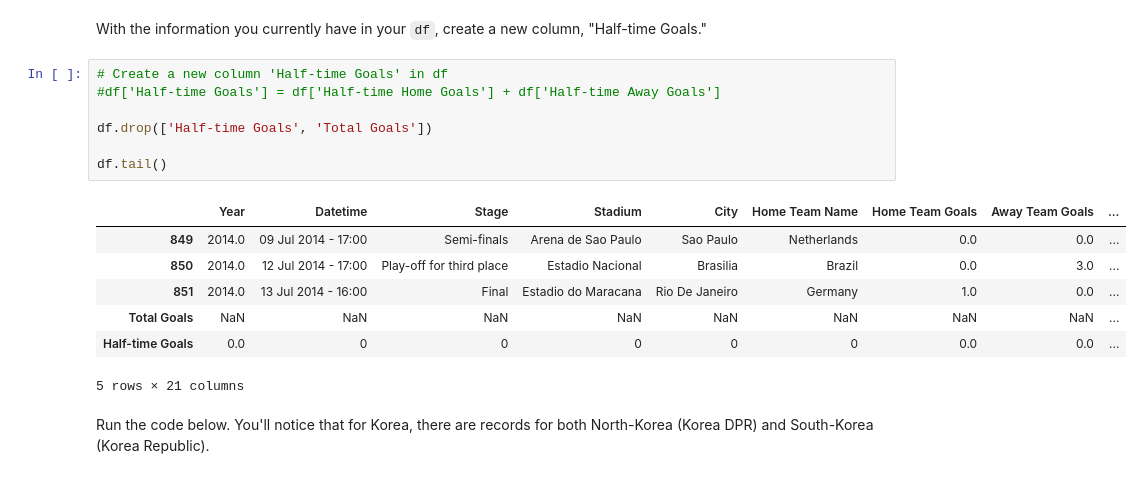
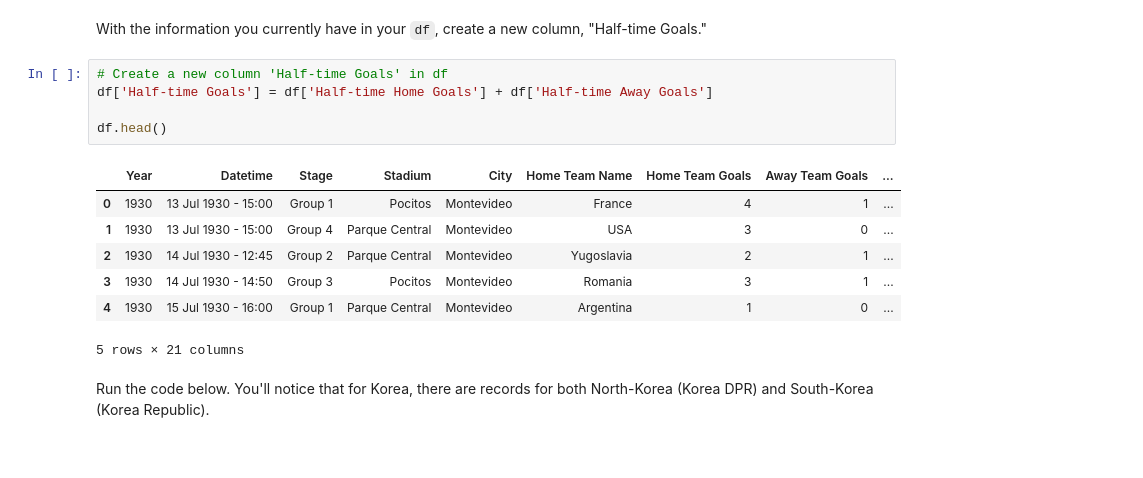
Before and after one commit to thetriggestcove/dsc-accessing-data-with-pandas-lab, a Jupyter notebook: index.ipynb, the cells around one changed output. Cells and saved outputs as stored; diff of their text form.

```diff
--- a/index.ipynb
+++ b/index.ipynb
@@ -271,18 +271,16 @@ len(goals_min_5)
 With the information you currently have in your `df`, create a new column, "Half-time Goals."
 # %%
 # Create a new column 'Half-time Goals' in df
-#df['Half-time Goals'] = df['Half-time Home Goals'] + df['Half-time Away Goals']
+df['Half-time Goals'] = df['Half-time Home Goals'] + df['Half-time Away Goals']
 
-df.drop(['Half-time Goals', 'Total Goals'])
-
-df.tail()
+df.head()
 # %% [output]
 |  | Year | Datetime | Stage | Stadium | City | Home Team Name | Home Team Goals | Away Team Goals | ... |
-| 849 | 2014.0 | 09 Jul 2014 - 17:00 | Semi-finals | Arena de Sao Paulo | Sao Paulo | Netherlands | 0.0 | 0.0 | ... |
-| 850 | 2014.0 | 12 Jul 2014 - 17:00 | Play-off for third place | Estadio Nacional | Brasilia | Brazil | 0.0 | 3.0 | ... |
-| 851 | 2014.0 | 13 Jul 2014 - 16:00 | Final | Estadio do Maracana | Rio De Janeiro | Germany | 1.0 | 0.0 | ... |
-| Total Goals | NaN | NaN | NaN | NaN | NaN | NaN | NaN | NaN | ... |
-| Half-time Goals | 0.0 | 0 | 0 | 0 | 0 | 0 | 0.0 | 0.0 | ... |
+| 0 | 1930 | 13 Jul 1930 - 15:00 | Group 1 | Pocitos | Montevideo | France | 4 | 1 | ... |
+| 1 | 1930 | 13 Jul 1930 - 15:00 | Group 4 | Parque Central | Montevideo | USA | 3 | 0 | ... |
+| 2 | 1930 | 14 Jul 1930 - 12:45 | Group 2 | Parque Central | Montevideo | Yugoslavia | 2 | 1 | ... |
+| 3 | 1930 | 14 Jul 1930 - 14:50 | Group 3 | Pocitos | Montevideo | Romania | 3 | 1 | ... |
+| 4 | 1930 | 15 Jul 1930 - 16:00 | Group 1 | Parque Central | Montevideo | Argentina | 1 | 0 | ... |
 5 rows × 21 columns
 # %% [markdown]
 Run the code below. You'll notice that for Korea, there are records for both North-Korea (Korea DPR) and South-Korea (Korea Republic).
```
Also changed, not shown: parts of 5 cells of this notebook.
